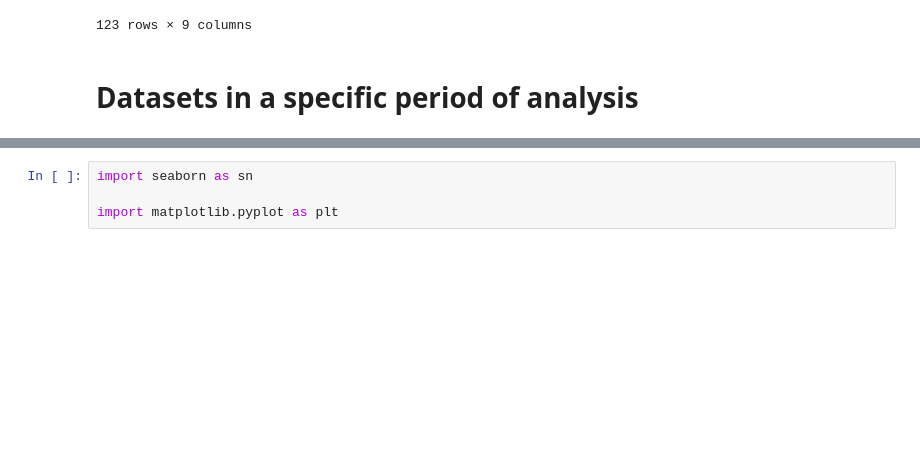
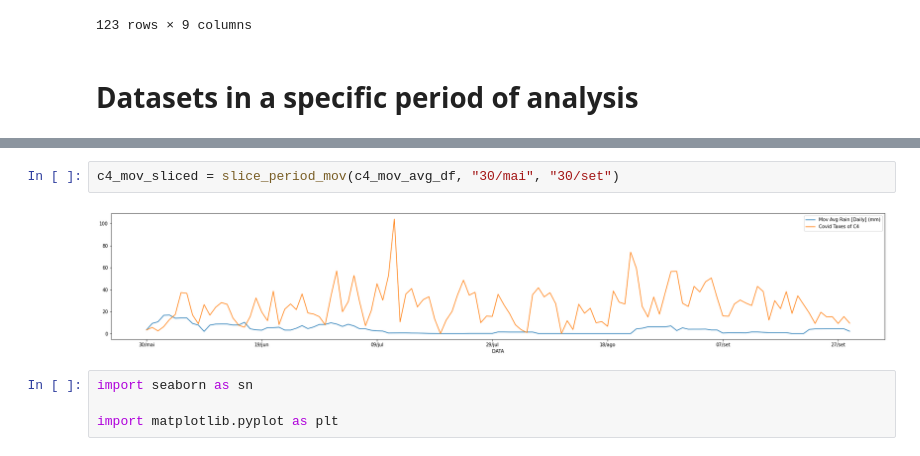
Before and after one commit to arturossouza/UNISINOS-Colabs, a Jupyter notebook: Métodos_Matemáticos_Trabalho_Final.ipynb, the cells around one changed output, grey strips where cells are left out. Cells and saved outputs as stored; diff of their text form; blank space fills up the shorter version.

```diff
--- a/Métodos_Matemáticos_Trabalho_Final.ipynb
+++ b/Métodos_Matemáticos_Trabalho_Final.ipynb
@@ -210,3 +296,7 @@ c4_sliced_df = slice_period(c4_clean_df, "30/mai", "30/set")
+# %%
+c4_mov_sliced = slice_period_mov(c4_mov_avg_df, "30/mai", "30/set")
+# %% [output]
+[figure, added]
 # %%
 import seaborn as sn
 
```
Also changed, not shown: parts of 26 cells of this notebook.
